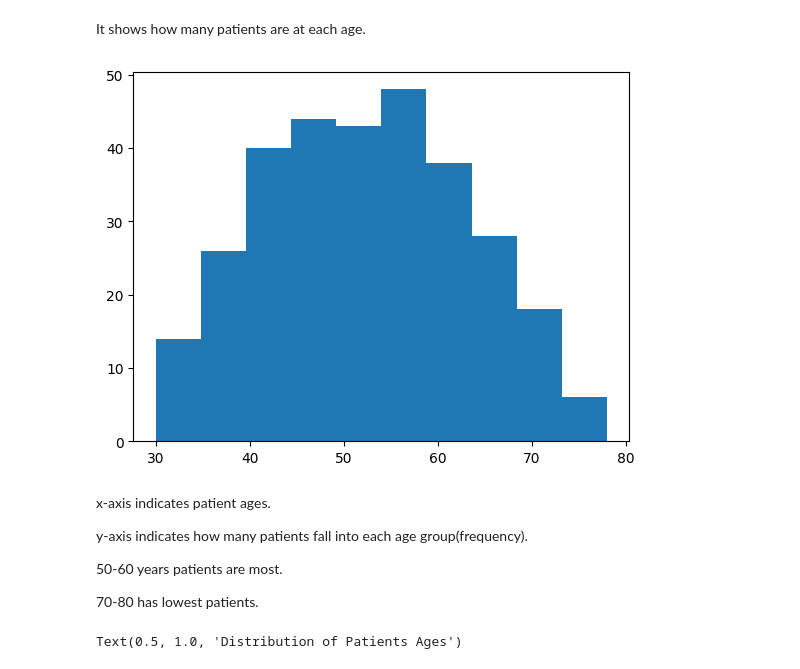
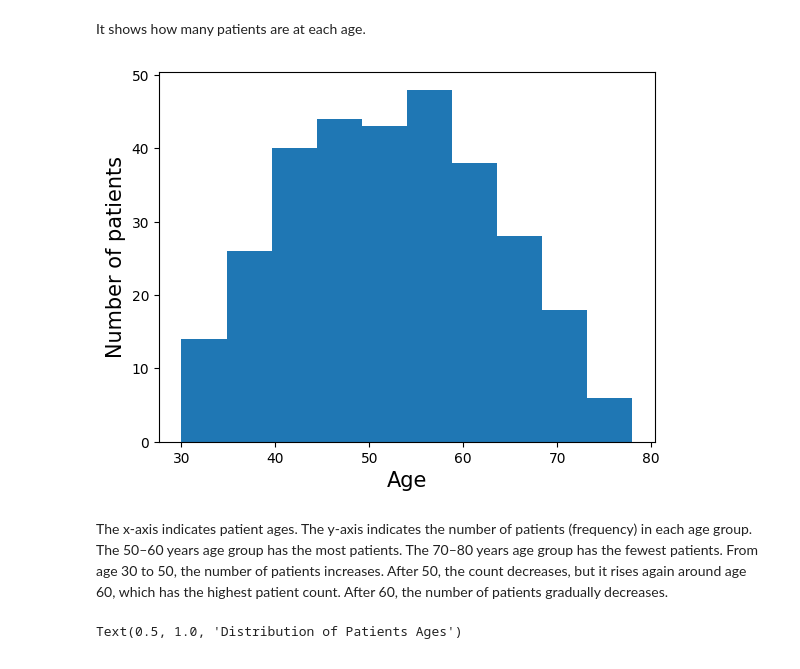
Before and after one commit to Wasima230Sultana/Haberman-analysis, a Jupyter notebook: habermanData.ipynb, the cells around one changed output. Saved outputs shown, nothing was run; the diff lists cells and outputs as text; code cells hidden in the pictures.

```diff
--- a/habermanData.ipynb
+++ b/habermanData.ipynb
@@ -83,14 +83,20 @@ Name: count, dtype: int64
 <p>It shows how many patients are at each age.</p>
 # %%
 plt.hist(df['age'])
+plt.xlabel('Age',fontsize = 15)
+plt.ylabel('Number of patients',fontsize = 15)
+
 plt.show()
 # %% [output]
-[figure, old version]
+[figure, new version]
 # %% [markdown]
-<p>x-axis indicates patient ages.</p>
-<p>y-axis indicates how many patients fall into each age group(frequency).</p>
-<p>50-60 years patients are most.</p>
-<p>70-80 has lowest patients.</p>
+<p>The x-axis indicates patient ages.
+The y-axis indicates the number of patients (frequency) in each age group.
+The 50–60 years age group has the most patients.
+The 70–80 years age group has the fewest patients.
+From age 30 to 50, the number of patients increases.
+After 50, the count decreases, but it rises again around age 60, which has the highest patient count.
+After 60, the number of patients gradually decreases.</p>
 # %%
 sns.displot(x="age",hue="status",kind="kde",data=df)
 plt.title("Distribution of Patients Ages by survival status")
```
Also changed, not shown: parts of 28 cells of this notebook.
